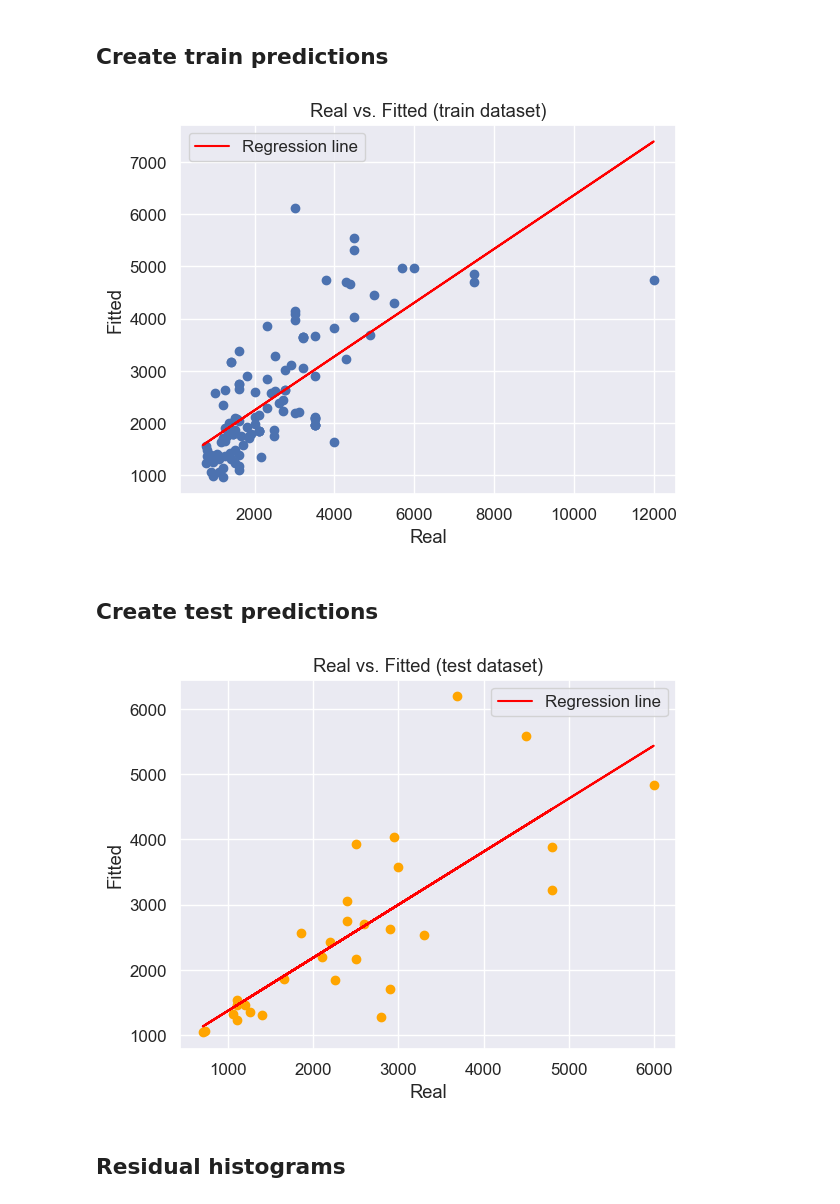
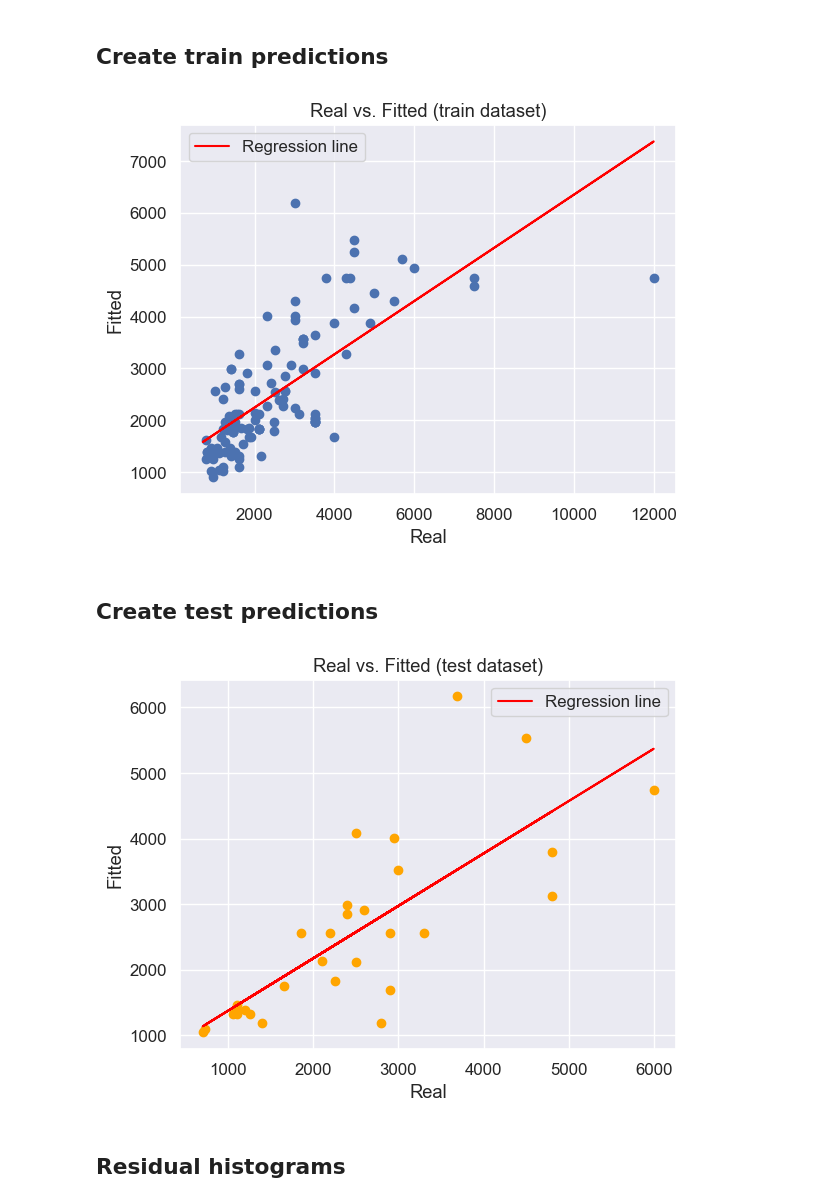
Before and after one commit to luisguareschi/group-project-ml-1, a Jupyter notebook: linear-regression-lg.ipynb, the cells around one changed output. Drawn from its saved outputs; the diff is of its cells as text; code cells hidden in the pictures.

Commit message:
Refactor linear regression notebook: update execution counts, enhance cluster filtering logic, and adjust regression output metrics for improved clarity.

```diff
--- a/linear-regression-lg.ipynb
+++ b/linear-regression-lg.ipynb
@@ -5,8 +5,10 @@ import pandas as pd
 
 df = pd.read_csv('madrid_rent_data_clustered.csv')
 
-# Keep only Cluster 3
-df = df[df['Cluster'] == 3]
+# Keep only Cluster N if specified
+CLUSTER_TO_ANALYZE: int | None = 3
+if CLUSTER_TO_ANALYZE is not None:
+    df = df[df['Cluster'] == CLUSTER_TO_ANALYZE]
 df_original = df.__deepcopy__()
 
 df.head()
@@ -112,7 +113,7 @@ categorical_pipeline = Pipeline([
 
 # Create pipeline for numerical variables
 numerical_pipeline = Pipeline([
-    ('scaler', MinMaxScaler())
+    ('scaler', StandardScaler())
 ])
 
 # Combine both pipelines using ColumnTransformer
@@ -214,6 +215,6 @@ resulting features:
 # %%
-# for item in x_train_preprocessed_df.columns:
-#     if item not in result:
-#         x_train_preprocessed_df=x_train_preprocessed_df.drop(labels=[item],axis=1) #removes the non relevant variables
+for item in x_train_preprocessed_df.columns:
+    if item not in result:
+        x_train_preprocessed_df=x_train_preprocessed_df.drop(labels=[item],axis=1) #removes the non relevant variables
 
-# x_train_preprocessed_df.head()
+x_train_preprocessed_df.head()
@@ -277,26 +280,27 @@ plt.ylabel("Fitted")
 plt.legend()
 plt.show()
 # %% [output]
-[figure, old version]
+[figure, new version]
 # %% [markdown]
 ## Create test predictions
 # %%
 # test dataset
-predictions_test = lm.predict(x_test_preprocessed) #only with the columns used in the model
+x_test_preprocessed_df = pd.DataFrame(x_test_preprocessed, columns=preprocessor.get_feature_names_out())
+predictions_test = lm.predict(x_test_preprocessed_df[x_train_preprocessed_df.columns]) #only with the columns used in the model
 plt.title("Real vs. Fitted (test dataset)")
 plt.scatter(y_test,predictions_test, color="orange")
 
 coef = np.polyfit(y_test, predictions_test, 1)
 poly1d_fn = np.poly1d(coef)
 plt.plot(y_test, poly1d_fn(y_test), color="red", label="Regression line")
 
 plt.xlabel("Real")
 plt.ylabel("Fitted")
 
 plt.legend()
 plt.show()
 # %% [output]
-[figure, old version]
+[figure, new version]
 # %% [markdown]
 ## Residual histograms
 # %%
```
Also changed, not shown: parts of 11 cells of this notebook.
